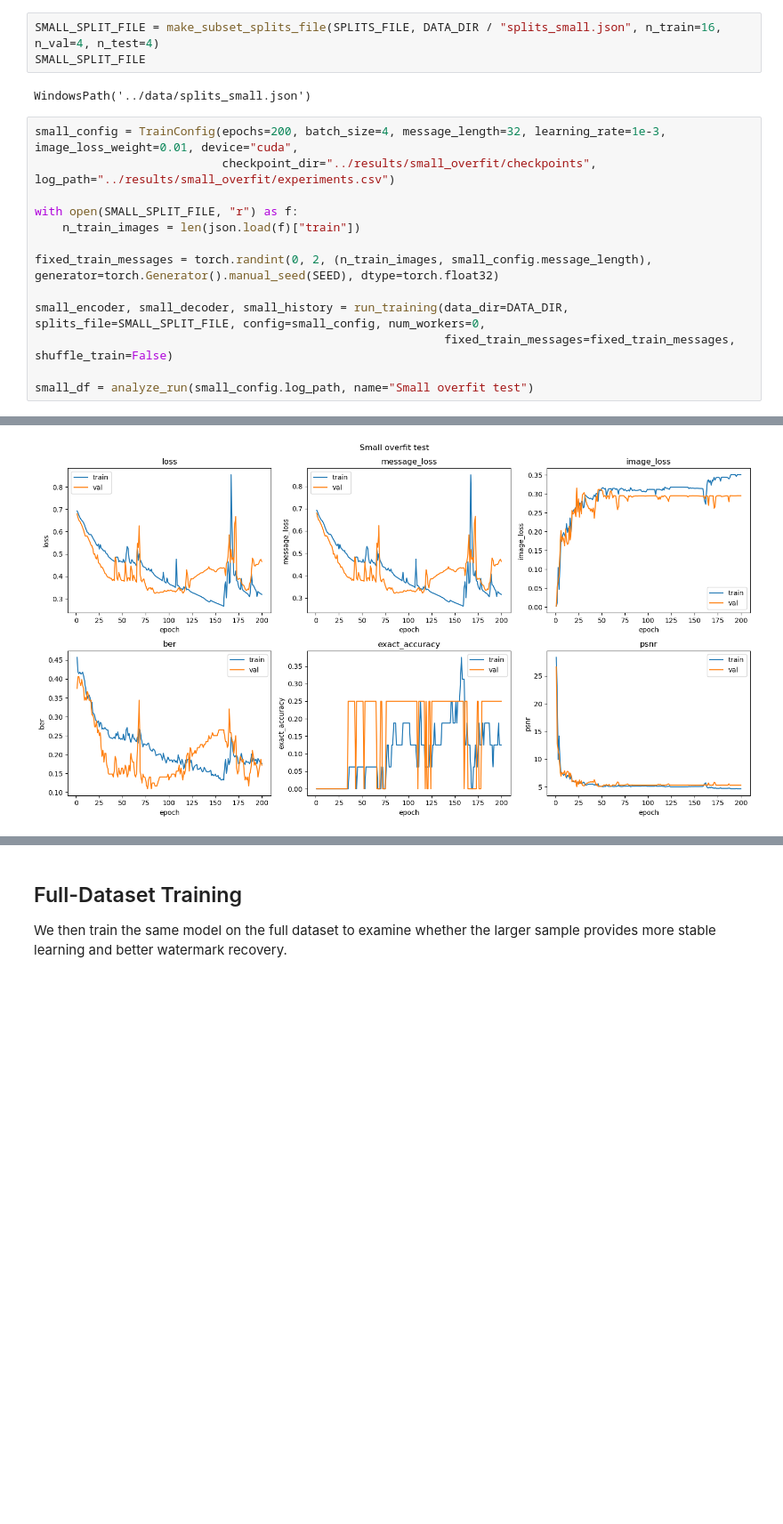
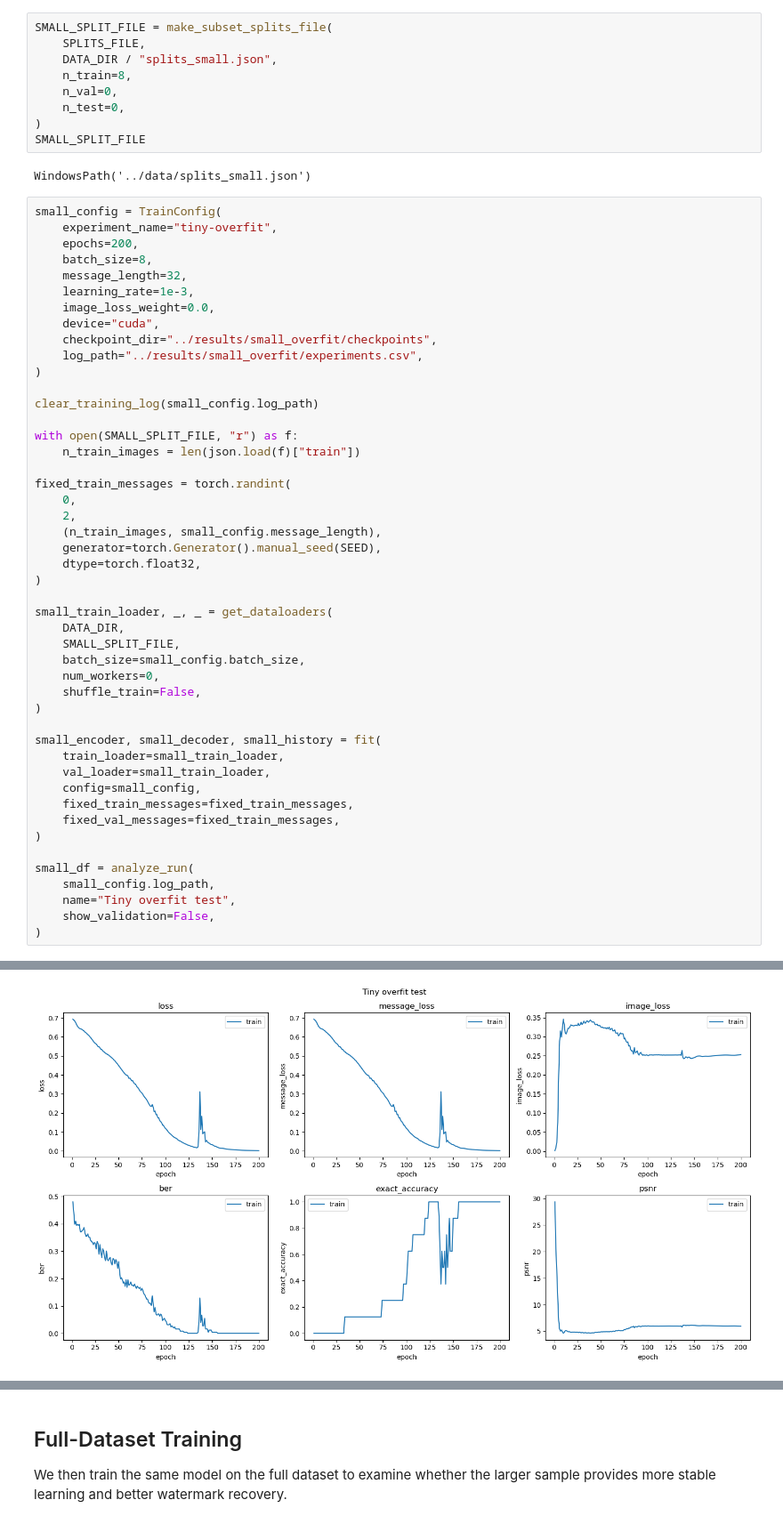
Before and after one commit to DavidT01/DeepImageWatermarking, a Jupyter notebook: notebooks/02_training.ipynb, the cells around one changed output, grey strips where cells are left out. Shown at 89% size. Drawn from its saved outputs; the diff is of its cells as text; blank space fills up the shorter version.

Commit message:
Add reproducible tiny-set overfitting check

```diff
--- a/notebooks/02_training.ipynb
+++ b/notebooks/02_training.ipynb
@@ -114,19 +163,59 @@ We first run a short experiment on the small subset as a quick sanity check befo
 # %%
-SMALL_SPLIT_FILE = make_subset_splits_file(SPLITS_FILE, DATA_DIR / "splits_small.json", n_train=16, n_val=4, n_test=4)
+SMALL_SPLIT_FILE = make_subset_splits_file(
+    SPLITS_FILE,
+    DATA_DIR / "splits_small.json",
+    n_train=8,
+    n_val=0,
+    n_test=0,
+)
 SMALL_SPLIT_FILE
 # %% [output]
 WindowsPath('../data/splits_small.json')
 # %%
-small_config = TrainConfig(epochs=200, batch_size=4, message_length=32, learning_rate=1e-3, image_loss_weight=0.01, device="cuda",
-                           checkpoint_dir="../results/small_overfit/checkpoints", log_path="../results/small_overfit/experiments.csv")
+small_config = TrainConfig(
+    experiment_name="tiny-overfit",
+    epochs=200,
+    batch_size=8,
+    message_length=32,
+    learning_rate=1e-3,
+    image_loss_weight=0.0,
+    device="cuda",
+    checkpoint_dir="../results/small_overfit/checkpoints",
+    log_path="../results/small_overfit/experiments.csv",
+)
+
+clear_training_log(small_config.log_path)
 
 with open(SMALL_SPLIT_FILE, "r") as f:
     n_train_images = len(json.load(f)["train"])
 
-fixed_train_messages = torch.randint(0, 2, (n_train_images, small_config.message_length), generator=torch.Generator().manual_seed(SEED), dtype=torch.float32)
+fixed_train_messages = torch.randint(
+    0,
+    2,
+    (n_train_images, small_config.message_length),
+    generator=torch.Generator().manual_seed(SEED),
+    dtype=torch.float32,
+)
 
-small_encoder, small_decoder, small_history = run_training(data_dir=DATA_DIR, splits_file=SMALL_SPLIT_FILE, config=small_config, num_workers=0,
-                                                           fixed_train_messages=fixed_train_messages, shuffle_train=False)
+small_train_loader, _, _ = get_dataloaders(
+    DATA_DIR,
+    SMALL_SPLIT_FILE,
+    batch_size=small_config.batch_size,
+    num_workers=0,
+    shuffle_train=False,
+)
 
-small_df = analyze_run(small_config.log_path, name="Small overfit test")
+small_encoder, small_decoder, small_history = fit(
+    train_loader=small_train_loader,
+    val_loader=small_train_loader,
+    config=small_config,
+    fixed_train_messages=fixed_train_messages,
+    fixed_val_messages=fixed_train_messages,
+)
+
+small_df = analyze_run(
+    small_config.log_path,
+    name="Tiny overfit test",
+    show_validation=False,
+)
 # %% [output]
@@ -141,2 +229,2 @@ Last epoch stats:
-[figure, old version]
+[figure, new version]
 # %% [markdown]
```
Also changed, not shown: parts of 7 cells of this notebook, 1 other file.
